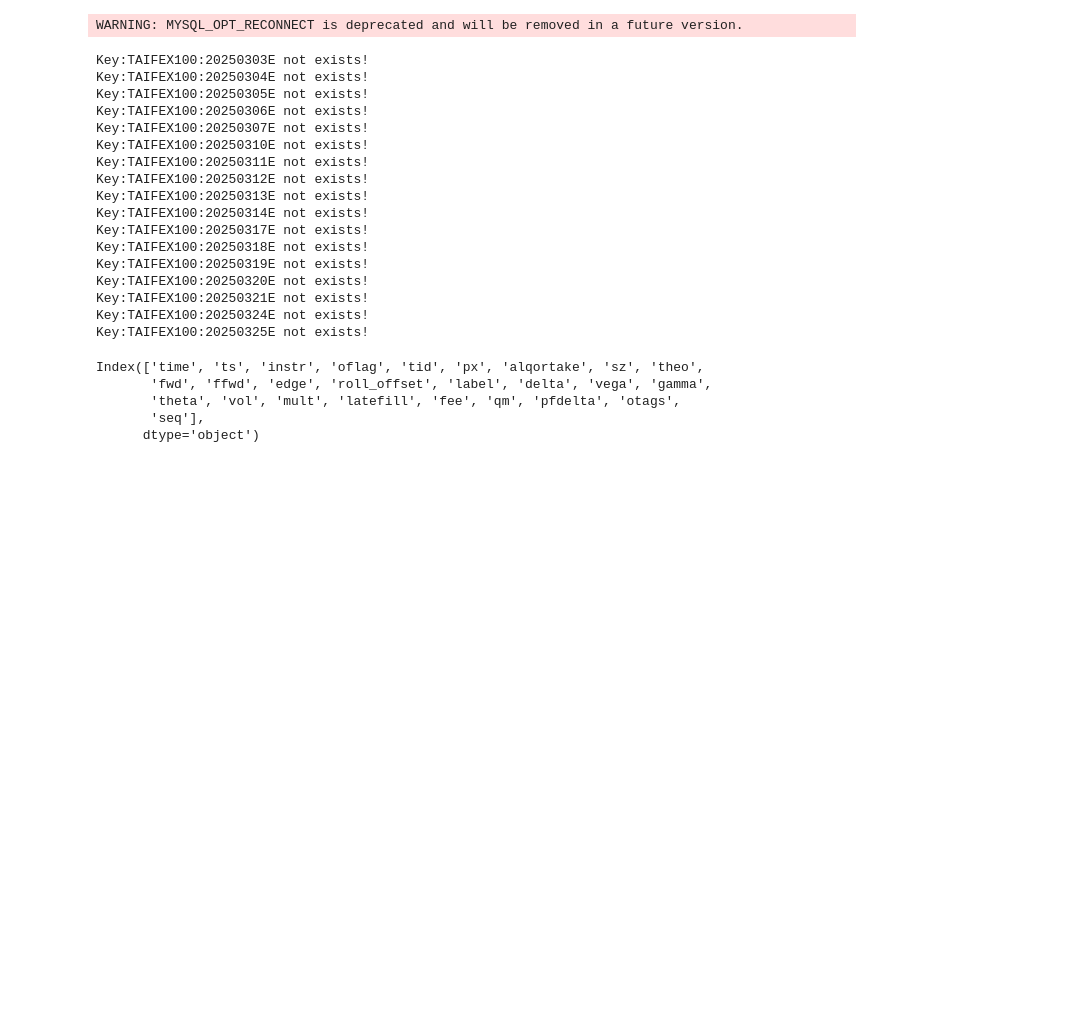
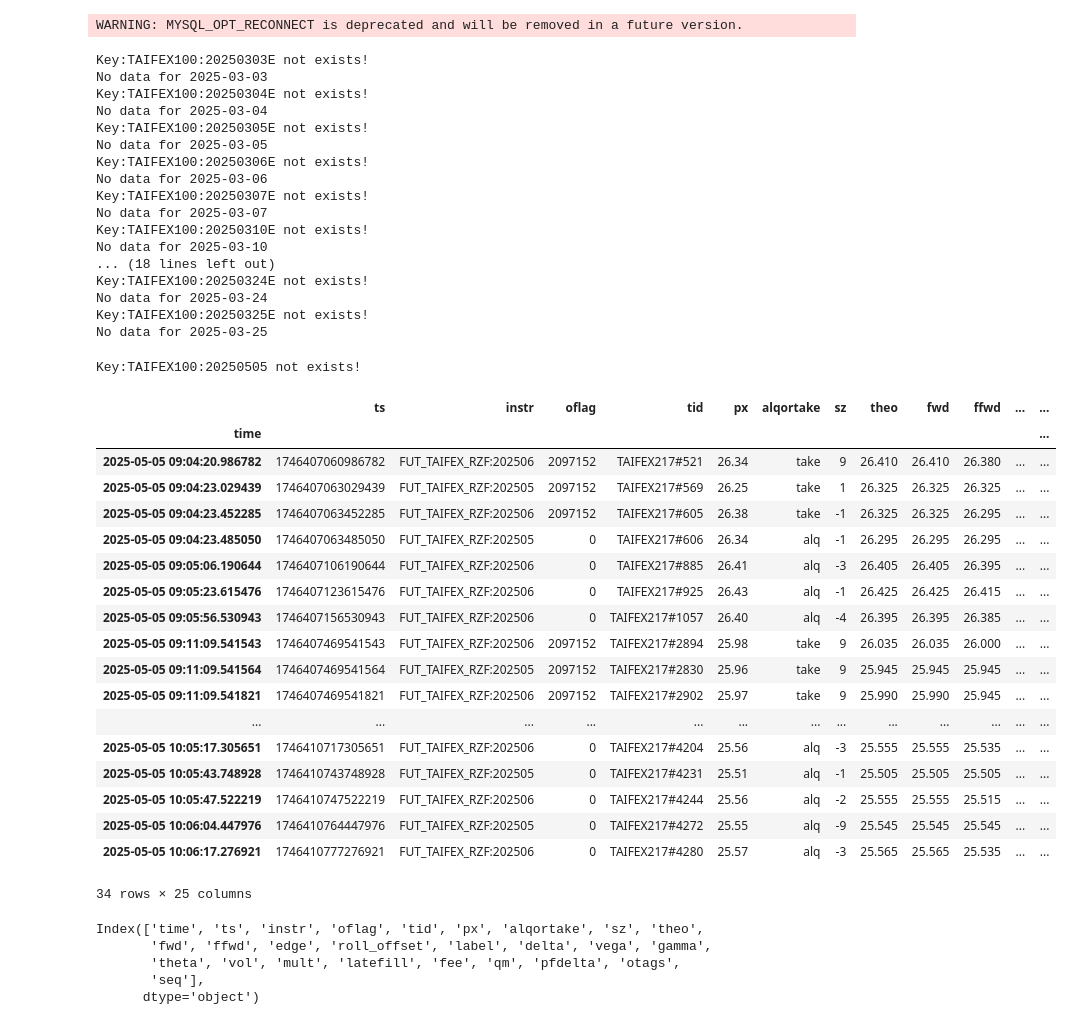
Before and after one commit to yuyu8815/TMF_electron_backtest, a Jupyter notebook: electron_backtest/notebooks/txf_tmf_electron.ipynb, the cells around one changed output. Saved outputs shown, nothing was run; the diff lists cells and outputs as text; code cells hidden in the pictures; blank space fills up the shorter version.

```diff
--- a/electron_backtest/notebooks/txf_tmf_electron.ipynb
+++ b/electron_backtest/notebooks/txf_tmf_electron.ipynb
@@ -51,7 +51,7 @@ def get_fills_from_redis(strat = 'capital_txo_main', acc='TAIFEX100',date=dt.dat
 df_dict = {}  # 用字典儲存每一天的df
 
 for d in cmd.tdate(dt.date(2025, 3, 1), dt.date(2025, 3, 25), as_python_date=True, mkt='MKT_TAIFEX'):
-    df = get_fills_from_redis('capital_electron_tmf', date=d,
+    df = get_fills_from_redis('capital_proton_rzf', date=d,
                               redishost='prod1.capital.radiant-knight.com', night_session=True)
     if df is not None:
         df_dict[d] = df.reset_index()
@@ -60,19 +60,45 @@ for d in cmd.tdate(dt.date(2025, 3, 1), dt.date(2025, 3, 25), as_python_date=Tru
 # %% [output]
 WARNING: MYSQL_OPT_RECONNECT is deprecated and will be removed in a future version.
 Key:TAIFEX100:20250303E not exists!
+No data for 2025-03-03
 Key:TAIFEX100:20250304E not exists!
+No data for 2025-03-04
 Key:TAIFEX100:20250305E not exists!
+No data for 2025-03-05
 Key:TAIFEX100:20250306E not exists!
+No data for 2025-03-06
 Key:TAIFEX100:20250307E not exists!
+No data for 2025-03-07
 Key:TAIFEX100:20250310E not exists!
-Key:TAIFEX100:20250311E not exists!
-Key:TAIFEX100:20250312E not exists!
-Key:TAIFEX100:20250313E not exists!
-Key:TAIFEX100:20250314E not exists!
-Key:TAIFEX100:20250317E not exists!
-Key:TAIFEX100:20250318E not exists!
-Key:TAIFEX100:20250319E not exists!
-Key:TAIFEX100:20250320E not exists!
-Key:TAIFEX100:20250321E not exists!
+No data for 2025-03-10
+... (18 lines left out)
 Key:TAIFEX100:20250324E not exists!
+No data for 2025-03-24
 Key:TAIFEX100:20250325E not exists!
+No data for 2025-03-25
+# %%
+
+df = get_fills_from_redis('capital_proton_rzf', date=dt.date(2025,5,5),
+                              redishost='prod1.capital.radiant-knight.com', night_session=False)
+df
+# %% [output]
+Key:TAIFEX100:20250505 not exists!
+|  | ts | instr | oflag | tid | px | alqortake | sz | theo | fwd | ffwd | ... | ... |
+| time |  |  |  |  |  |  |  |  |  |  |  | ... |
+| 2025-05-05 09:04:20.986782 | 1746407060986782 | FUT_TAIFEX_RZF:202506 | 2097152 | TAIFEX217#521 | 26.34 | take | 9 | 26.410 | 26.410 | 26.380 | ... | ... |
+| 2025-05-05 09:04:23.029439 | 1746407063029439 | FUT_TAIFEX_RZF:202505 | 2097152 | TAIFEX217#569 | 26.25 | take | 1 | 26.325 | 26.325 | 26.325 | ... | ... |
+| 2025-05-05 09:04:23.452285 | 1746407063452285 | FUT_TAIFEX_RZF:202506 | 2097152 | TAIFEX217#605 | 26.38 | take | -1 | 26.325 | 26.325 | 26.295 | ... | ... |
+| 2025-05-05 09:04:23.485050 | 1746407063485050 | FUT_TAIFEX_RZF:202505 | 0 | TAIFEX217#606 | 26.34 | alq | -1 | 26.295 | 26.295 | 26.295 | ... | ... |
+| 2025-05-05 09:05:06.190644 | 1746407106190644 | FUT_TAIFEX_RZF:202506 | 0 | TAIFEX217#885 | 26.41 | alq | -3 | 26.405 | 26.405 | 26.395 | ... | ... |
+| 2025-05-05 09:05:23.615476 | 1746407123615476 | FUT_TAIFEX_RZF:202506 | 0 | TAIFEX217#925 | 26.43 | alq | -1 | 26.425 | 26.425 | 26.415 | ... | ... |
+| 2025-05-05 09:05:56.530943 | 1746407156530943 | FUT_TAIFEX_RZF:202506 | 0 | TAIFEX217#1057 | 26.40 | alq | -4 | 26.395 | 26.395 | 26.385 | ... | ... |
+| 2025-05-05 09:11:09.541543 | 1746407469541543 | FUT_TAIFEX_RZF:202506 | 2097152 | TAIFEX217#2894 | 25.98 | take | 9 | 26.035 | 26.035 | 26.000 | ... | ... |
+| 2025-05-05 09:11:09.541564 | 1746407469541564 | FUT_TAIFEX_RZF:202505 | 2097152 | TAIFEX217#2830 | 25.96 | take | 9 | 25.945 | 25.945 | 25.945 | ... | ... |
+| 2025-05-05 09:11:09.541821 | 1746407469541821 | FUT_TAIFEX_RZF:202506 | 2097152 | TAIFEX217#2902 | 25.97 | take | 9 | 25.990 | 25.990 | 25.945 | ... | ... |
+| ... | ... | ... | ... | ... | ... | ... | ... | ... | ... | ... | ... | ... |
+| 2025-05-05 10:05:17.305651 | 1746410717305651 | FUT_TAIFEX_RZF:202506 | 0 | TAIFEX217#4204 | 25.56 | alq | -3 | 25.555 | 25.555 | 25.535 | ... | ... |
+| 2025-05-05 10:05:43.748928 | 1746410743748928 | FUT_TAIFEX_RZF:202505 | 0 | TAIFEX217#4231 | 25.51 | alq | -1 | 25.505 | 25.505 | 25.505 | ... | ... |
+| 2025-05-05 10:05:47.522219 | 1746410747522219 | FUT_TAIFEX_RZF:202506 | 0 | TAIFEX217#4244 | 25.56 | alq | -2 | 25.555 | 25.555 | 25.515 | ... | ... |
+| 2025-05-05 10:06:04.447976 | 1746410764447976 | FUT_TAIFEX_RZF:202505 | 0 | TAIFEX217#4272 | 25.55 | alq | -9 | 25.545 | 25.545 | 25.545 | ... | ... |
+| 2025-05-05 10:06:17.276921 | 1746410777276921 | FUT_TAIFEX_RZF:202506 | 0 | TAIFEX217#4280 | 25.57 | alq | -3 | 25.565 | 25.565 | 25.535 | ... | ... |
+34 rows × 25 columns
```
Also changed, not shown: parts of 1 cell of this notebook, 8 other files.
